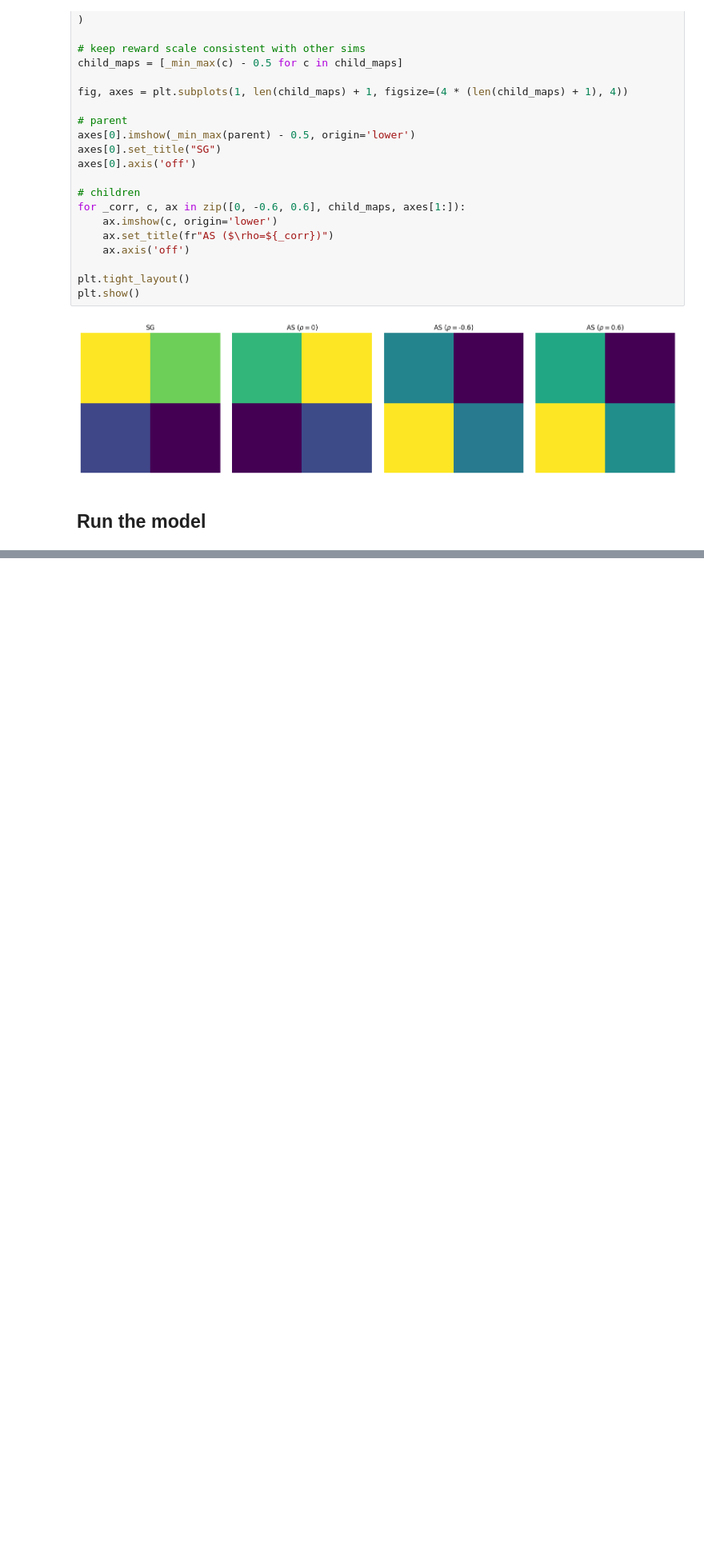
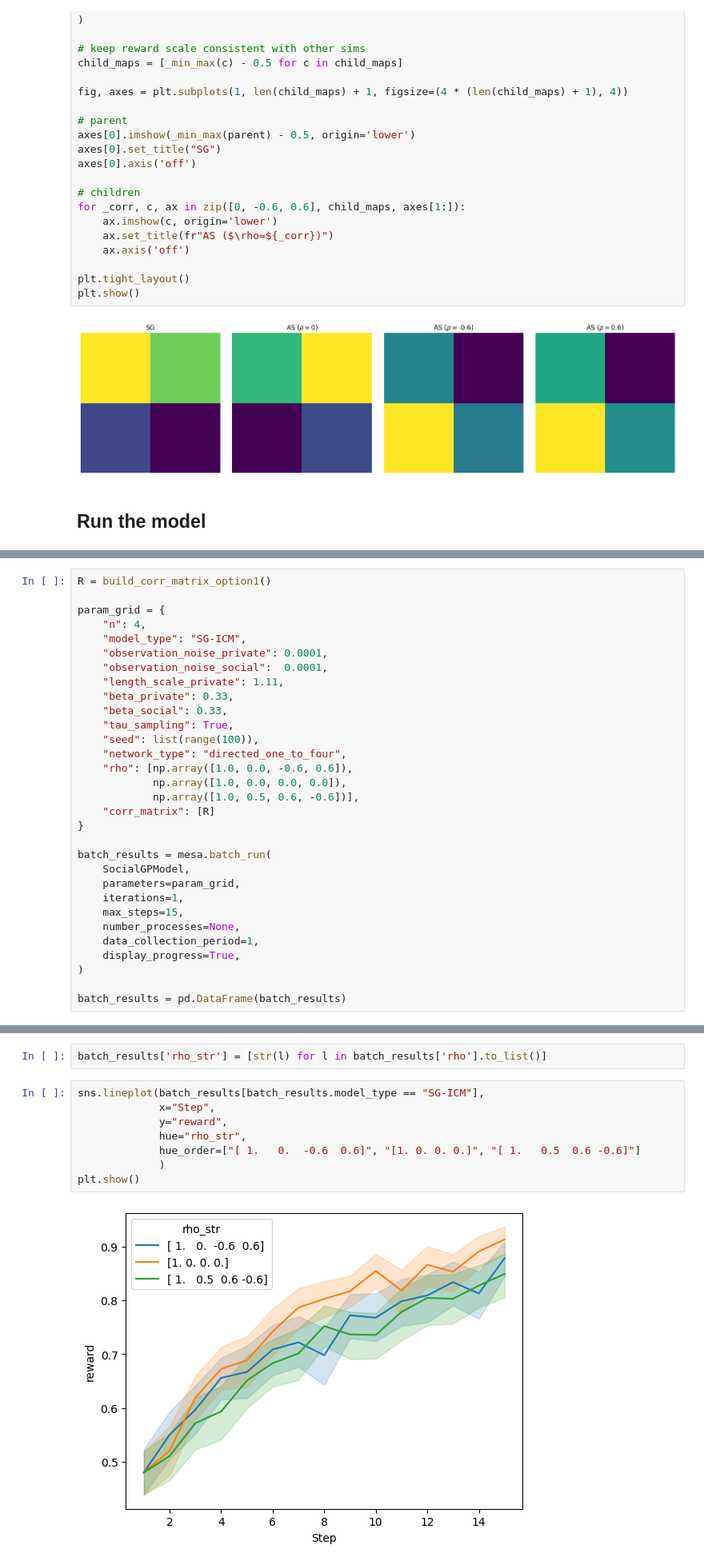
Before and after one commit to vagechirkov/Spatial-MAB-ABM, a Jupyter notebook: abm/2soc2gen.ipynb, the cells around one changed output, grey strips where cells are left out. Shown at 80% size. Cells and saved outputs as stored; diff of their text form; blank space fills up the shorter version.

```diff
--- a/abm/2soc2gen.ipynb
+++ b/abm/2soc2gen.ipynb
@@ -93,0 +100,31 @@ results.head(20)
+# %%
+R = build_corr_matrix_option1()
+
+param_grid = {
+    "n": 4,
+    "model_type": "SG-ICM",
+    "observation_noise_private": 0.0001,
+    "observation_noise_social":  0.0001,
+    "length_scale_private": 1.11,
+    "beta_private": 0.33,
+    "beta_social": 0.33,
+    "tau_sampling": True,
+    "seed": list(range(100)),
+    "network_type": "directed_one_to_four",
+    "rho": [np.array([1.0, 0.0, -0.6, 0.6]),
+            np.array([1.0, 0.0, 0.0, 0.0]),
+            np.array([1.0, 0.5, 0.6, -0.6])],
+    "corr_matrix": [R]
+}
+
+batch_results = mesa.batch_run(
+    SocialGPModel,
+    parameters=param_grid,
+    iterations=1,
+    max_steps=15,
+    number_processes=None,
+    data_collection_period=1,
+    display_progress=True,
+)
+
+batch_results = pd.DataFrame(batch_results)
@@ -93,0 +140,12 @@ results.head(20)
+# %%
+batch_results['rho_str'] = [str(l) for l in batch_results['rho'].to_list()]
+# %%
+sns.lineplot(batch_results[batch_results.model_type == "SG-ICM"],
+             x="Step",
+             y="reward",
+             hue="rho_str",
+             hue_order=["[ 1.   0.  -0.6  0.6]", "[1. 0. 0. 0.]", "[ 1.   0.5  0.6 -0.6]"]
+             )
+plt.show()
+# %% [output]
+[figure, added]
```
Also changed, not shown: parts of 5 cells of this notebook, 2 other files.
